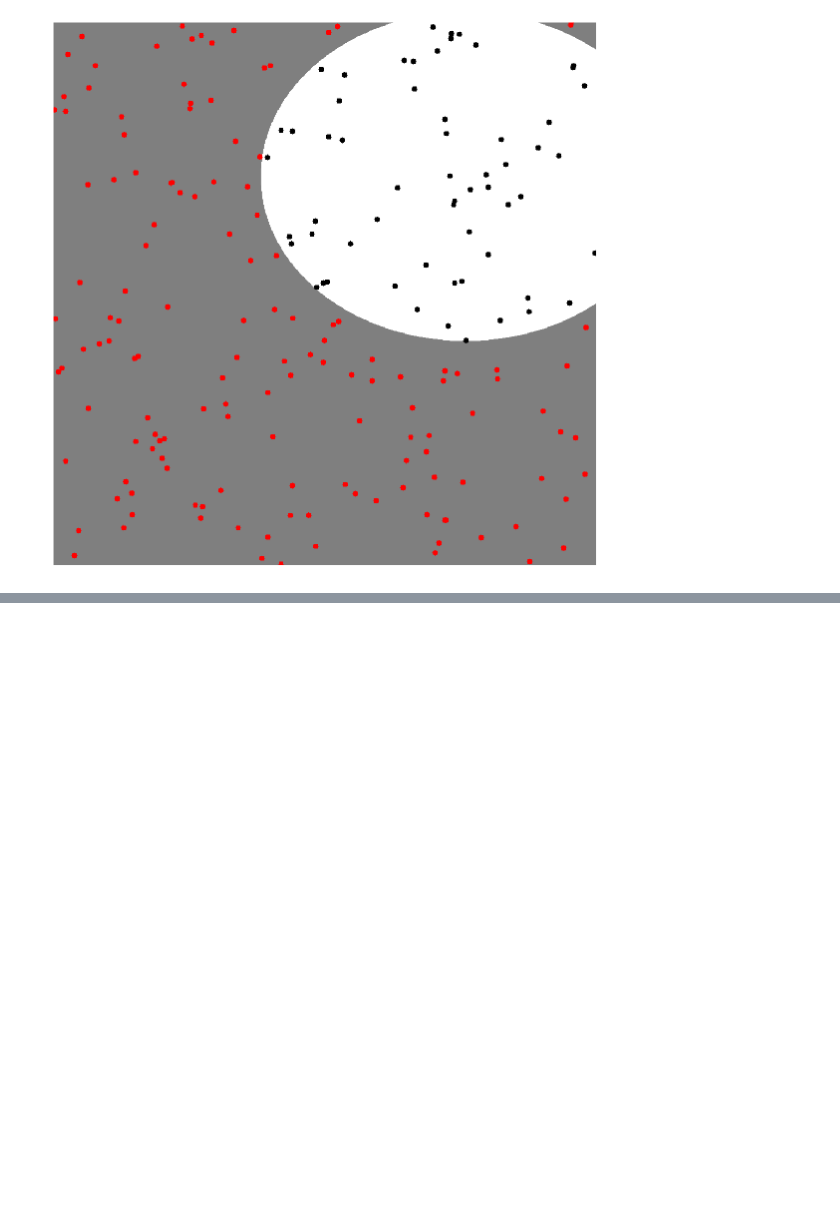
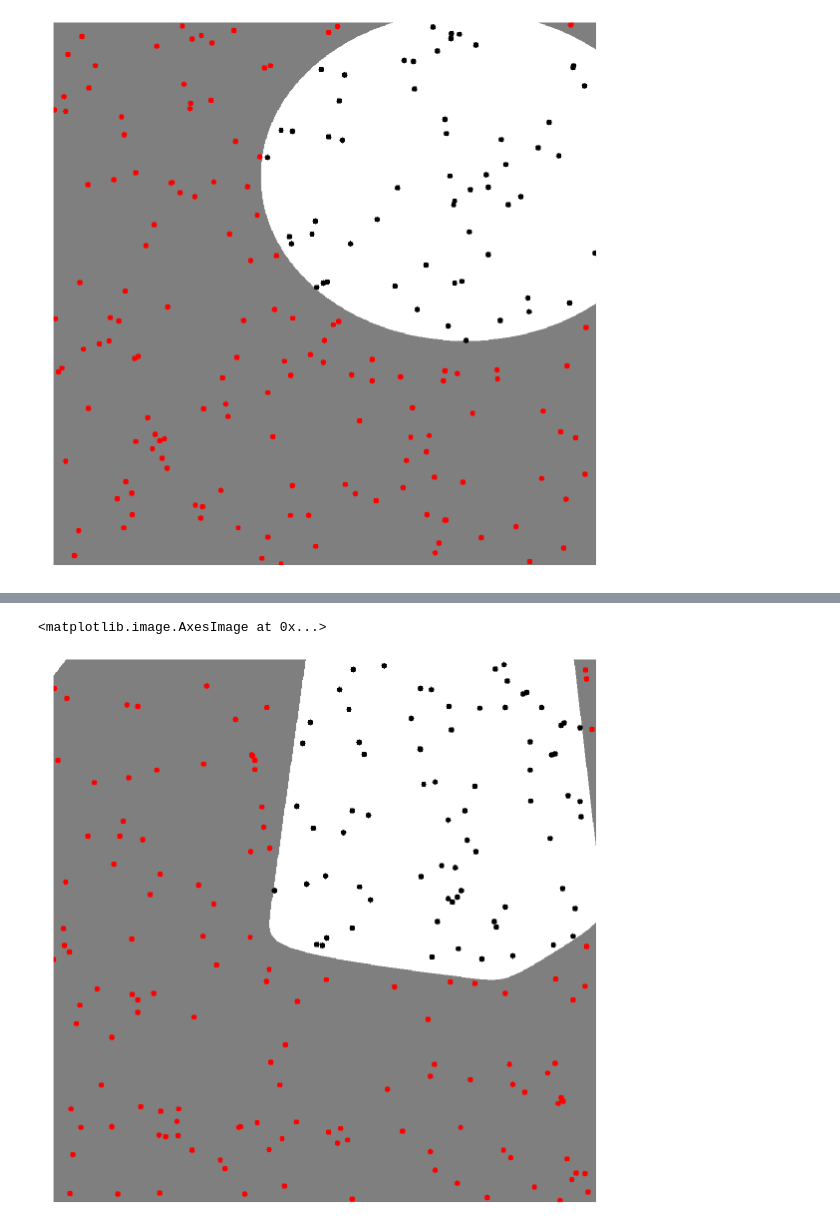
Before and after one commit to shoaibahmed/ToyExamples-TF, a Jupyter notebook: Notebooks/Over_fitting.ipynb, the cells around one changed output, grey strips where cells are left out. Saved outputs shown, nothing was run; the diff lists cells and outputs as text; code cells hidden in the pictures; blank space fills up the shorter version.

```diff
--- a/Notebooks/Over_fitting.ipynb
+++ b/Notebooks/Over_fitting.ipynb
@@ -166,0 +286,6 @@ plt.show()
+# %%
+print ("Test Loss: %f | Test Accuracy: %f" % (testLoss, testAccuracy))
+
+testSetPredictions = np.squeeze(testSetPredictions)
+threshold = 0.5
+testSetPredictions = testSetPredictions > threshold
@@ -166,0 +294,27 @@ plt.show()
+# %%
+# Create the predictions plot
+plt.rcParams['figure.figsize'] = [20, 20]
+plotDim = 1000
+dataPlot = np.ones((plotDim, plotDim, 3), dtype=np.float32)
+scaledIndices = np.floor(testDataPoints * plotDim).astype(np.int32)
+
+# Create decision boundary meshgrid
+for idx in range(grid.shape[0]):
+    if gridPredictions[idx] > 0.5:
+      dataPlot[grid[idx, 1], grid[idx, 0], :] = [0.5, 0.5, 0.5]
+
+for i in range(scaledIndices.shape[0]):
+  color = (0.0, 0.0, 0.0)
+  if testSetPredictions[i]:
+    color = (1.0, 0.0, 0.0) # RGB
+
+  cv2.circle(dataPlot, (scaledIndices[i, 0], scaledIndices[i, 1]), 5, color, -1)
+
+#drawEllipse(dataPlot, center=center, axes=((a, b) if a > b else (b, a)), angle=0.0, startAngle=0.0, endAngle=360, color=(1.0, 0.0, 1.0), thickness=50)
+
+plt.tight_layout()
+plt.axis('off')
+plt.imshow(dataPlot)
+# %% [output]
+<matplotlib.image.AxesImage at 0x...>
+[figure, added]
```
Also changed, not shown: parts of 10 cells of this notebook.
